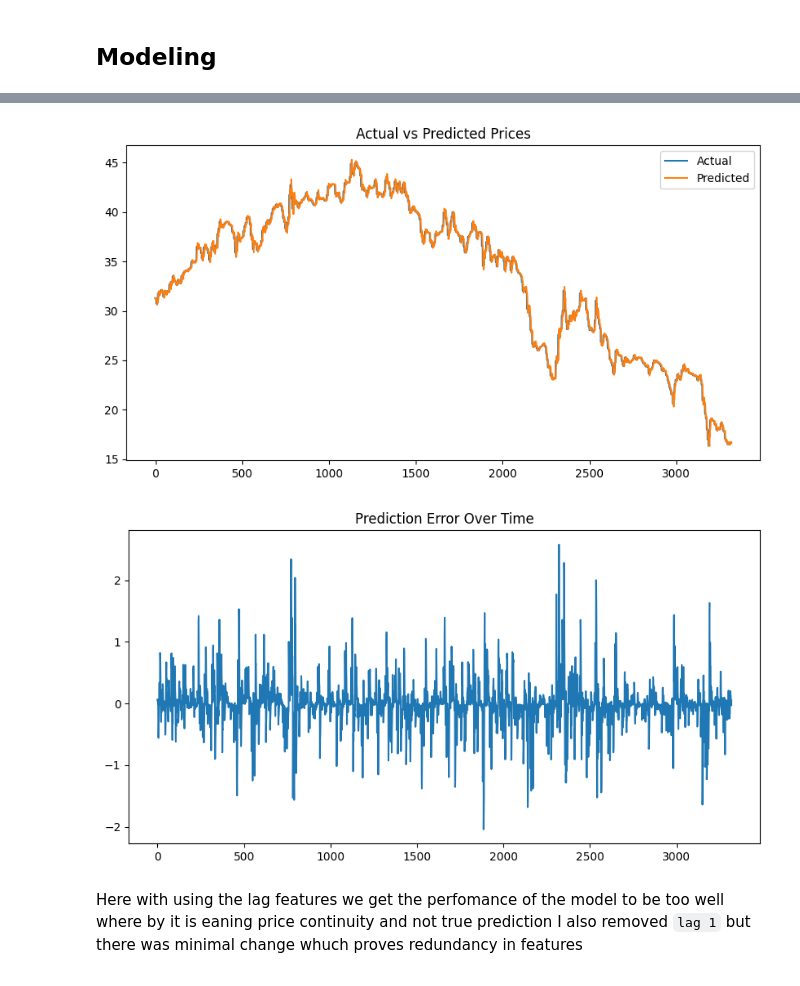
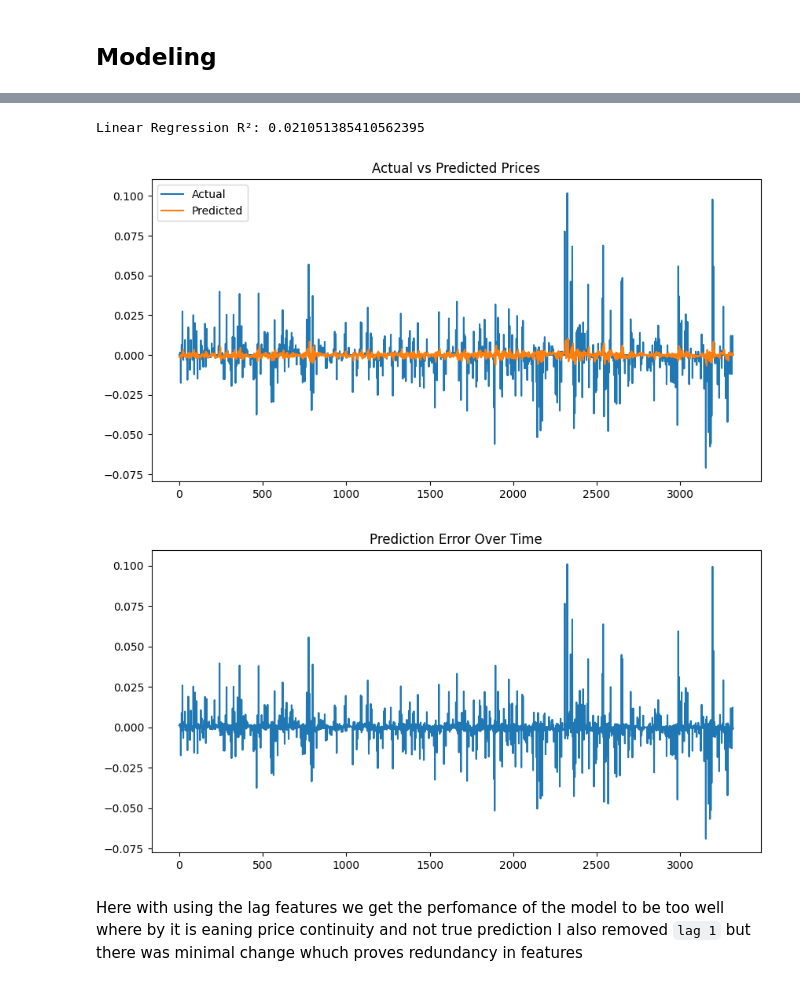
Before and after one commit to Assesa44/Stock-Market-Prediction, a Jupyter notebook: notebooks/notebook.ipynb, the cells around one changed output, grey strips where cells are left out. Saved outputs shown, nothing was run; the diff lists cells and outputs as text; code cells hidden in the pictures.

Commit message:
test: add naive model, improve linear regression and R2 score

```diff
--- a/notebooks/notebook.ipynb
+++ b/notebooks/notebook.ipynb
@@ -1649,9 +1649,17 @@ features = ['lag_2', 'lag_3', 'lag_5', 'lag_7', 'lag_11', 'ma_7', 'ma_30', 'ma_r
        'volatility_7', 'volatility_30', 'day_range','volume_ma_5', 'volume_change', 'momentum_5', 'momentum_10',
        'rolling_max_10', 'rolling_min_10', 'range_position']
 
-X = scom_df[features].shift(1)  # Shift features by 1 to ensure they only contain past information
+X = scom_df[features].shift(1)
 
 # target
-y = scom_df['next_day_close']
+y = scom_df['next_day_return']
 
+# combine and remove missing values
 data = pd.concat([X, y], axis=1).dropna()
+
+# redefine X and y
+X = data[features]
+y = data['next_day_return']
+
+print(X.shape)
+print(y.shape)
@@ -1659,8 +1670,8 @@ data = pd.concat([X, y], axis=1).dropna()
 #### *Time-Based Train/Test Split*
 Because this will be a time-series prediction/ we are predicting the future, random splitting is not recommended, therefore we will be performing a chronological split, meaning that training must only be don eon past data only.
 # %%
-# create 70:15:15 chronological split
-n = len(scom_df)
+# create 70:15:15 split
+n = len(data)
 
 train_size = int(n * 0.70)
 val_size = int(n * 0.15)
@@ -1669,7 +1680,16 @@ train = data.iloc[:train_size]
 val = data[train_size:train_size + val_size]
 test = data[train_size + val_size:]
 
-# split the data
-X_train, y_train = train[features], train['next_day_close']
-X_val, y_val = val[features], val['next_day_close']
-X_test, y_test = test[features], test['next_day_close']
+# split into features and target
+X_train = train[features]
+y_train = train['next_day_return']
+
+X_val = val[features]
+y_val = val['next_day_return']
+
+X_test = test[features]
+y_test = test['next_day_return']
+
+print(X_train.shape)
+print(X_val.shape)
+print(X_test.shape)
@@ -1734,10 +1788,10 @@ This is a baseline model using linear regression that predicts raw prices
 # %%
 from sklearn.linear_model import LinearRegression
-model = LinearRegression()
+lr_model = LinearRegression()
 
-model.fit(X_train_scaled, y_train)
+lr_model.fit(X_train_scaled, y_train)
 
-y_pred = model.predict(X_val_scaled)
+y_pred_lr = lr_model.predict(X_val_scaled)
 # %%
 from sklearn.metrics import mean_absolute_error, mean_squared_error
 import numpy as np
@@ -1753,23 +1813,31 @@ RMSE: 0.3747051652300262
+# %%
+from sklearn.metrics import r2_score
+
+r2_lr = r2_score(y_val, y_pred_lr)
+
+print("Linear Regression R²:", r2_lr)
+# %% [output]
+Linear Regression R²: 0.021051385410562395
 # %%
 import matplotlib.pyplot as plt
 
 plt.figure(figsize=(10,5))
 plt.plot(y_val.values, label='Actual')
-plt.plot(y_pred, label='Predicted')
+plt.plot(y_pred_lr, label='Predicted')
 plt.legend()
 plt.title('Actual vs Predicted Prices')
 plt.show()
 # %% [output]
-[figure, old version]
+[figure, new version]
 # %%
-error = y_val - y_pred
+error = y_val - y_pred_lr
 
 plt.figure(figsize=(10,5))
 plt.plot(error.values)
 plt.title("Prediction Error Over Time")
 plt.show()
 # %% [output]
-[figure, old version]
+[figure, new version]
 # %% [markdown]
 Here with using the lag features we get the perfomance of the model to be too well where by it is eaning price continuity and not true prediction
 I also removed `lag 1` but there was minimal change whuch proves redundancy in features
```
Also changed, not shown: parts of 8 cells of this notebook, 1 other file.
